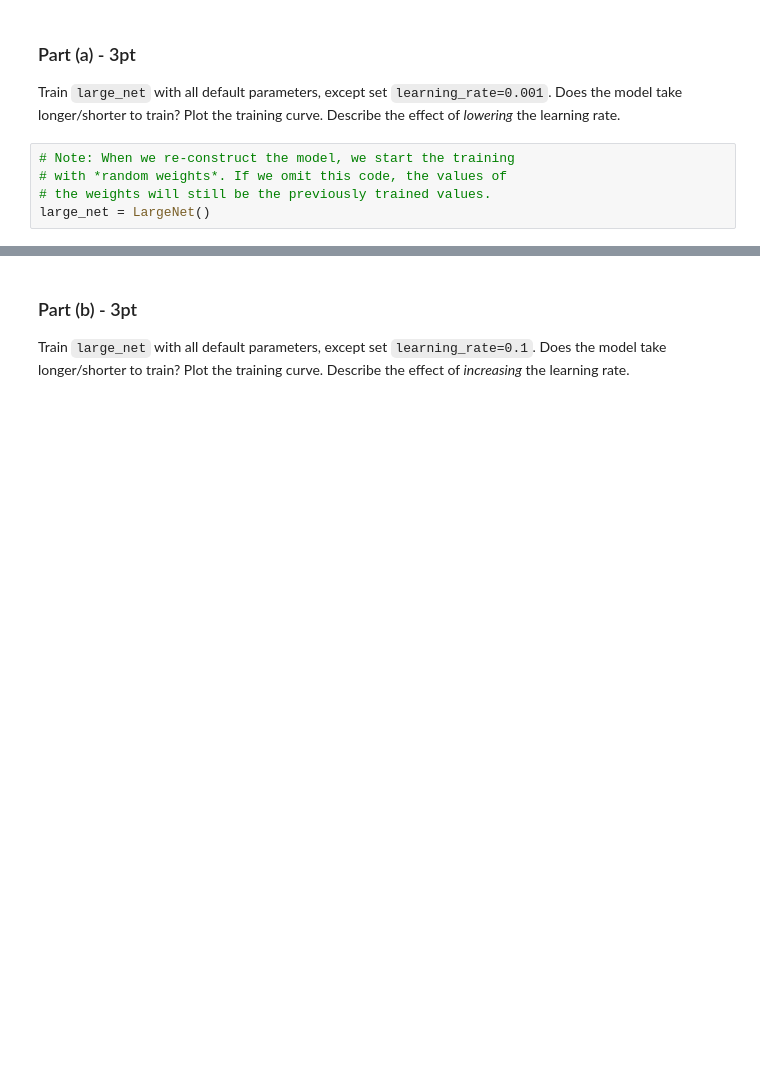
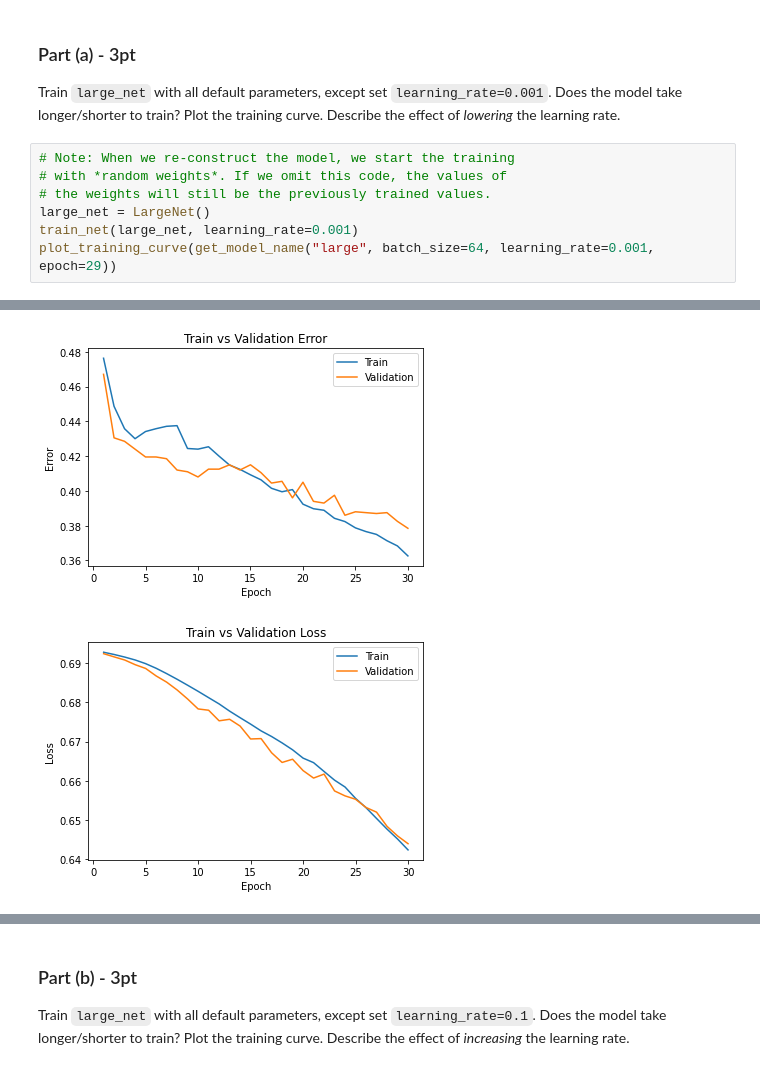
Before and after one commit to shadman-kaif/Applied-Fundamentals-of-Deep-Learning, a Jupyter notebook: Lab2 Cats vs Dogs.ipynb, the cells around one changed output, grey strips where cells are left out. Drawn from its saved outputs; the diff is of its cells as text; blank space fills up the shorter version.

```diff
--- a/Lab2 Cats vs Dogs.ipynb
+++ b/Lab2 Cats vs Dogs.ipynb
@@ -483,3 +647,6 @@ Plot the training curve. Describe the effect of *lowering* the learning rate.
 # with *random weights*. If we omit this code, the values of
 # the weights will still be the previously trained values.
 large_net = LargeNet()
+train_net(large_net, learning_rate=0.001)
+plot_training_curve(get_model_name("large", batch_size=64, learning_rate=0.001, epoch=29))
+# %% [output]
@@ -485,0 +670,2 @@ large_net = LargeNet()
+[figure, added]
+[figure, added]
```
Also changed, not shown: parts of 36 cells of this notebook, 1 other file.
